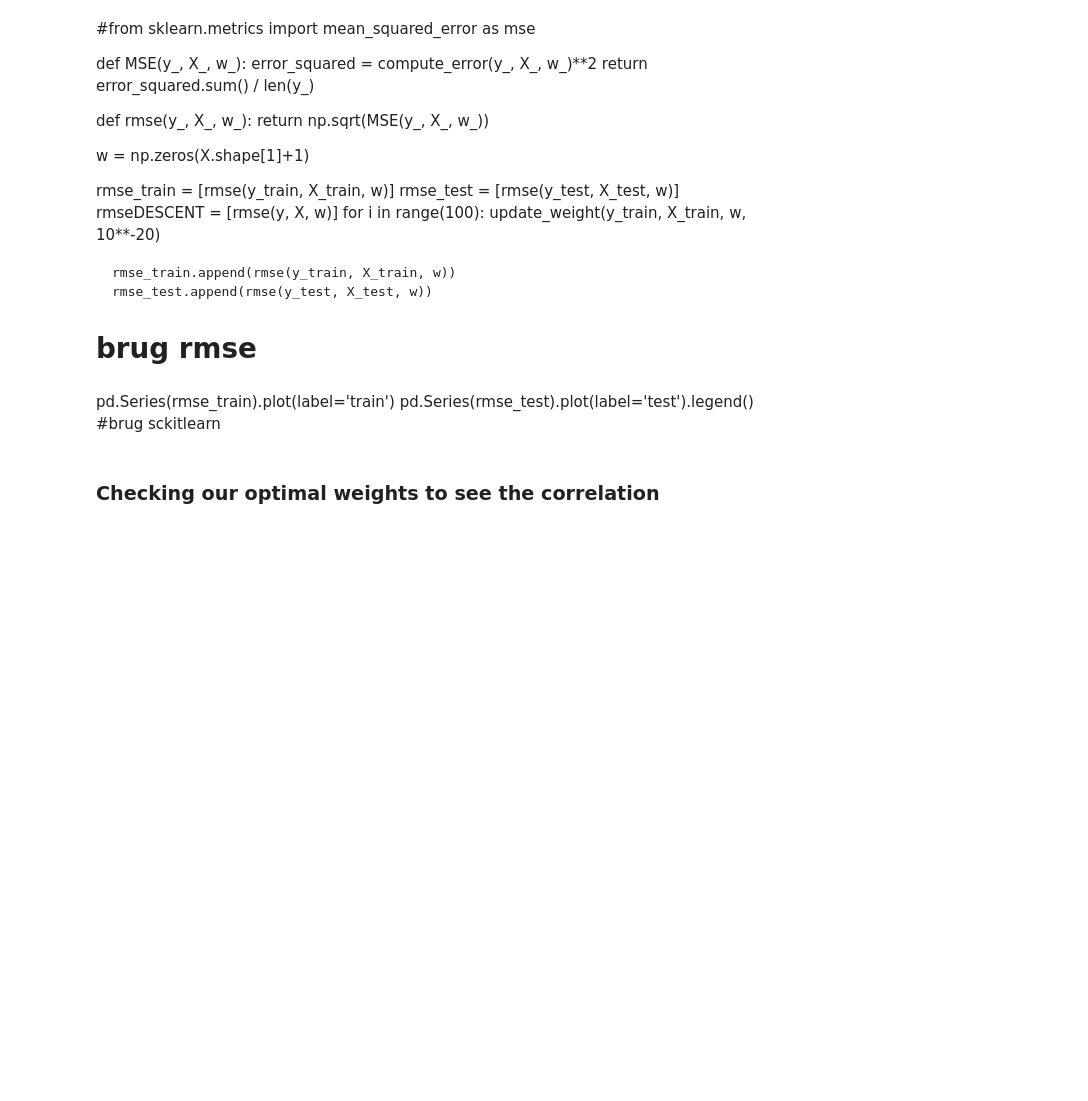
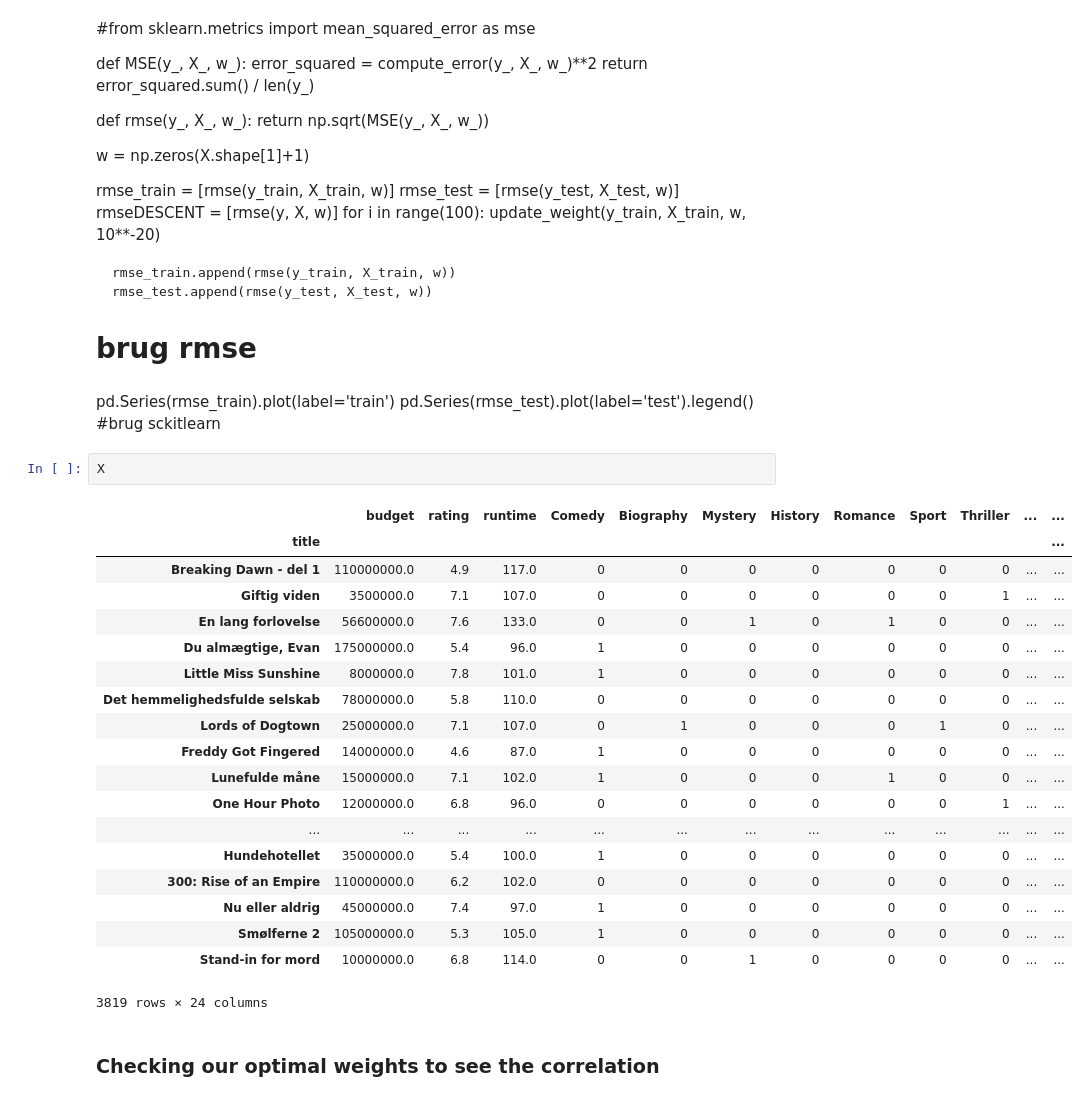
Before and after one commit to DavidJacobsen11/sds_bestgroup4ever, a Jupyter notebook: scraping_ols_machine.ipynb, the cells around one changed output. Saved outputs shown, nothing was run; the diff lists cells and outputs as text; blank space fills up the shorter version.

```diff
--- a/scraping_ols_machine.ipynb
+++ b/scraping_ols_machine.ipynb
@@ -390,6 +393,28 @@ for i in range(100):
 pd.Series(rmse_train).plot(label='train')
 pd.Series(rmse_test).plot(label='test').legend()
 #brug sckitlearn
+# %%
+X
+# %% [output]
+|  | budget | rating | runtime | Comedy | Biography | Mystery | History | Romance | Sport | Thriller | ... | ... |
+| title |  |  |  |  |  |  |  |  |  |  |  | ... |
+| Breaking Dawn - del 1 | 110000000.0 | 4.9 | 117.0 | 0 | 0 | 0 | 0 | 0 | 0 | 0 | ... | ... |
+| Giftig viden | 3500000.0 | 7.1 | 107.0 | 0 | 0 | 0 | 0 | 0 | 0 | 1 | ... | ... |
+| En lang forlovelse | 56600000.0 | 7.6 | 133.0 | 0 | 0 | 1 | 0 | 1 | 0 | 0 | ... | ... |
+| Du almægtige, Evan | 175000000.0 | 5.4 | 96.0 | 1 | 0 | 0 | 0 | 0 | 0 | 0 | ... | ... |
+| Little Miss Sunshine | 8000000.0 | 7.8 | 101.0 | 1 | 0 | 0 | 0 | 0 | 0 | 0 | ... | ... |
+| Det hemmelighedsfulde selskab | 78000000.0 | 5.8 | 110.0 | 0 | 0 | 0 | 0 | 0 | 0 | 0 | ... | ... |
+| Lords of Dogtown | 25000000.0 | 7.1 | 107.0 | 0 | 1 | 0 | 0 | 0 | 1 | 0 | ... | ... |
+| Freddy Got Fingered | 14000000.0 | 4.6 | 87.0 | 1 | 0 | 0 | 0 | 0 | 0 | 0 | ... | ... |
+| Lunefulde måne | 15000000.0 | 7.1 | 102.0 | 1 | 0 | 0 | 0 | 1 | 0 | 0 | ... | ... |
+| One Hour Photo | 12000000.0 | 6.8 | 96.0 | 0 | 0 | 0 | 0 | 0 | 0 | 1 | ... | ... |
+| ... | ... | ... | ... | ... | ... | ... | ... | ... | ... | ... | ... | ... |
+| Hundehotellet | 35000000.0 | 5.4 | 100.0 | 1 | 0 | 0 | 0 | 0 | 0 | 0 | ... | ... |
+| 300: Rise of an Empire | 110000000.0 | 6.2 | 102.0 | 0 | 0 | 0 | 0 | 0 | 0 | 0 | ... | ... |
+| Nu eller aldrig | 45000000.0 | 7.4 | 97.0 | 1 | 0 | 0 | 0 | 0 | 0 | 0 | ... | ... |
+| Smølferne 2 | 105000000.0 | 5.3 | 105.0 | 1 | 0 | 0 | 0 | 0 | 0 | 0 | ... | ... |
+| Stand-in for mord | 10000000.0 | 6.8 | 114.0 | 0 | 0 | 1 | 0 | 0 | 0 | 0 | ... | ... |
+3819 rows × 24 columns
 # %% [markdown]
 ### Checking our optimal weights to see the correlation
 # %% [markdown]
```
Also changed, not shown: parts of 29 cells of this notebook, 5 other files.
